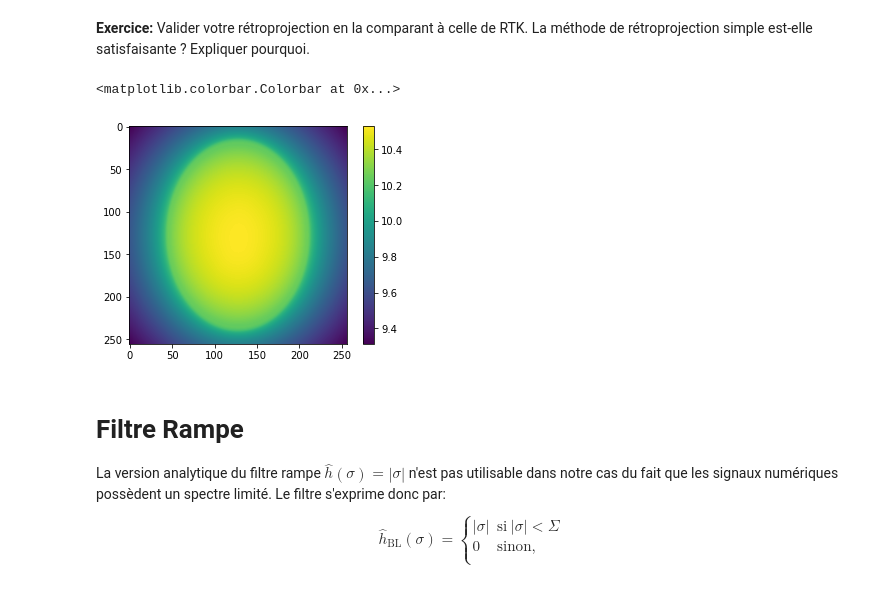
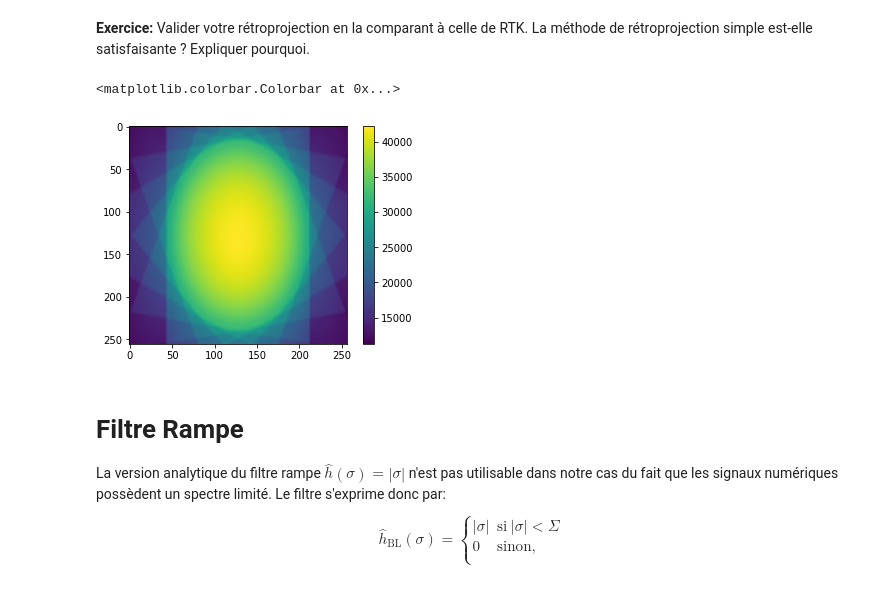
Before and after one commit to Guillaume0477/Tomographie, a Jupyter notebook: tp_tomo.ipynb, the cells around one changed output. Drawn from its saved outputs; the diff is of its cells as text; code cells hidden in the pictures.

```diff
--- a/tp_tomo.ipynb
+++ b/tp_tomo.ipynb
@@ -95,7 +96,7 @@ def RadonTransformSheppLogan(phideg):
 **Exercice:** Tracer le sinogramme en précisant $N_\phi$, le nombre d'angles choisi dans l'intervalle $[0°,180°[$
 # %%
 #Nombre d'angles à prendre en comtpe
-Nphi = 500
+Nphi = 10
 #Création des différents angles
 phis = np.linspace(0,180, Nphi)
 #Création du sinnogramme
@@ -236,12 +262,12 @@ def BackprojectionRTK(phideg):
 # %%
 rtkRes = BackprojectionRTK(phis)
 
 plt.figure(1)
-plt.imshow(np.log(rtkRes))
+plt.imshow(rtkRes)
 plt.colorbar()
 # %% [output]
 <matplotlib.colorbar.Colorbar at 0x...>
-[figure, old version]
+[figure, new version]
 # %% [markdown]
 # Filtre Rampe
 La version analytique du filtre rampe $\hat h(\sigma)=|\sigma|$ n'est pas utilisable dans notre cas du fait que les signaux numériques possèdent un spectre limité. Le filtre s'exprime donc par:
```
Also changed, not shown: parts of 6 cells of this notebook.
